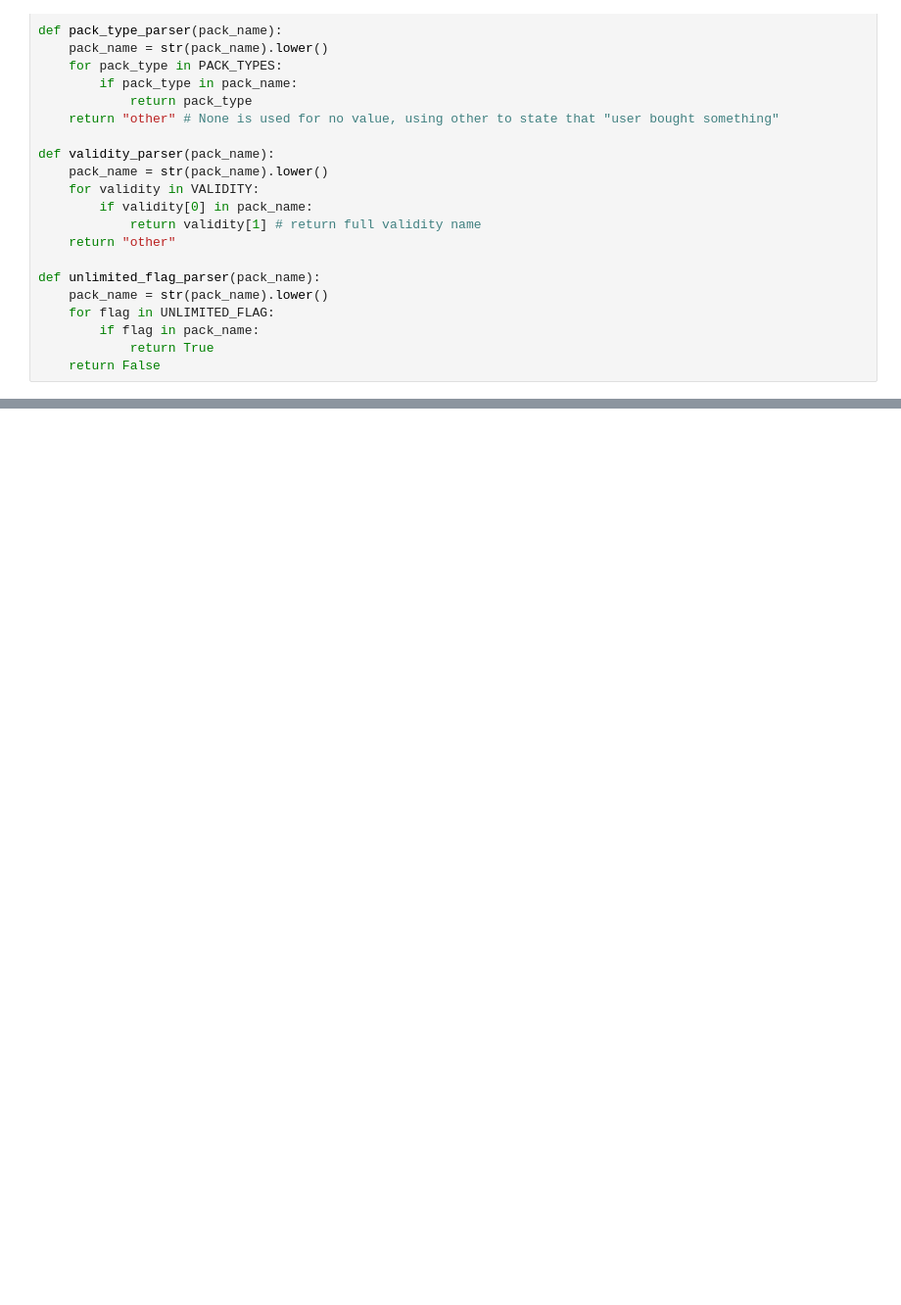
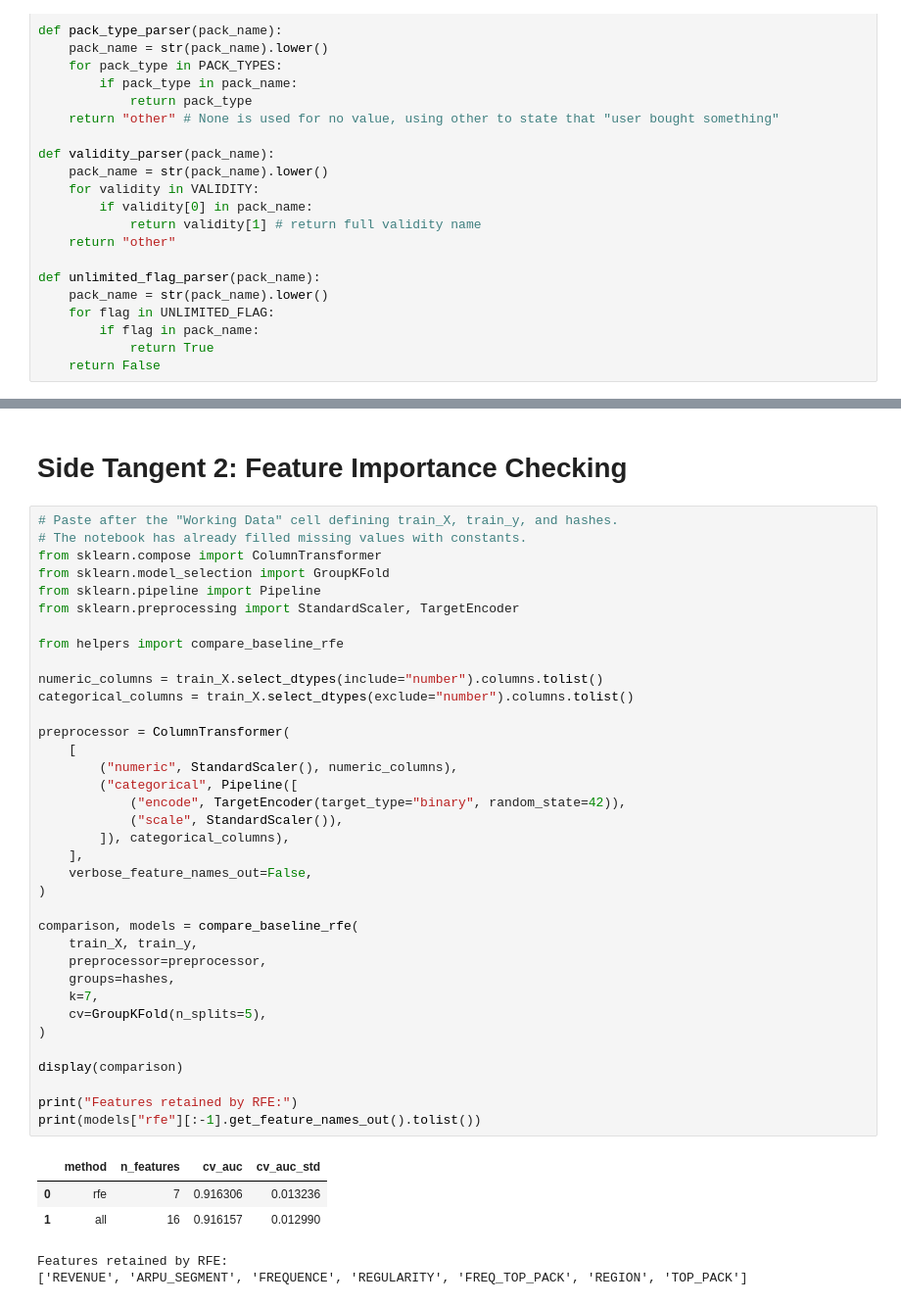
Before and after one commit to alimuratov/ml7101-expresso-churn-prediction, a Jupyter notebook: Starter/StarterNotebook.ipynb, the cells around one changed output, grey strips where cells are left out. Shown at 98% size. Saved outputs shown, nothing was run; the diff lists cells and outputs as text; blank space fills up the shorter version.

Commit message:
Add n_jobs to helpers and run RFE comparison

```diff
--- a/Starter/StarterNotebook.ipynb
+++ b/Starter/StarterNotebook.ipynb
@@ -517,0 +520,44 @@ Parsed-only minus raw, per fold: [ 8.30576760e-07 -1.21859198e-04 -2.42351274e-0
+# %% [markdown]
+# Side Tangent 2: Feature Importance Checking
+# %%
+# Paste after the "Working Data" cell defining train_X, train_y, and hashes.
+# The notebook has already filled missing values with constants.
+from sklearn.compose import ColumnTransformer
+from sklearn.model_selection import GroupKFold
+from sklearn.pipeline import Pipeline
+from sklearn.preprocessing import StandardScaler, TargetEncoder
+
+from helpers import compare_baseline_rfe
+
+numeric_columns = train_X.select_dtypes(include="number").columns.tolist()
+categorical_columns = train_X.select_dtypes(exclude="number").columns.tolist()
+
+preprocessor = ColumnTransformer(
+    [
+        ("numeric", StandardScaler(), numeric_columns),
+        ("categorical", Pipeline([
+            ("encode", TargetEncoder(target_type="binary", random_state=42)),
+            ("scale", StandardScaler()),
+        ]), categorical_columns),
+    ],
+    verbose_feature_names_out=False,
+)
+
+comparison, models = compare_baseline_rfe(
+    train_X, train_y,
+    preprocessor=preprocessor,
+    groups=hashes,
+    k=7,
+    cv=GroupKFold(n_splits=5),
+)
+
+display(comparison)
+
+print("Features retained by RFE:")
+print(models["rfe"][:-1].get_feature_names_out().tolist())
+# %% [output]
+|  | method | n_features | cv_auc | cv_auc_std |
+| 0 | rfe | 7 | 0.916306 | 0.013236 |
+| 1 | all | 16 | 0.916157 | 0.012990 |
+Features retained by RFE:
+['REVENUE', 'ARPU_SEGMENT', 'FREQUENCE', 'REGULARITY', 'FREQ_TOP_PACK', 'REGION', 'TOP_PACK']
```
Also changed, not shown: parts of 2 cells of this notebook, 1 other file.
